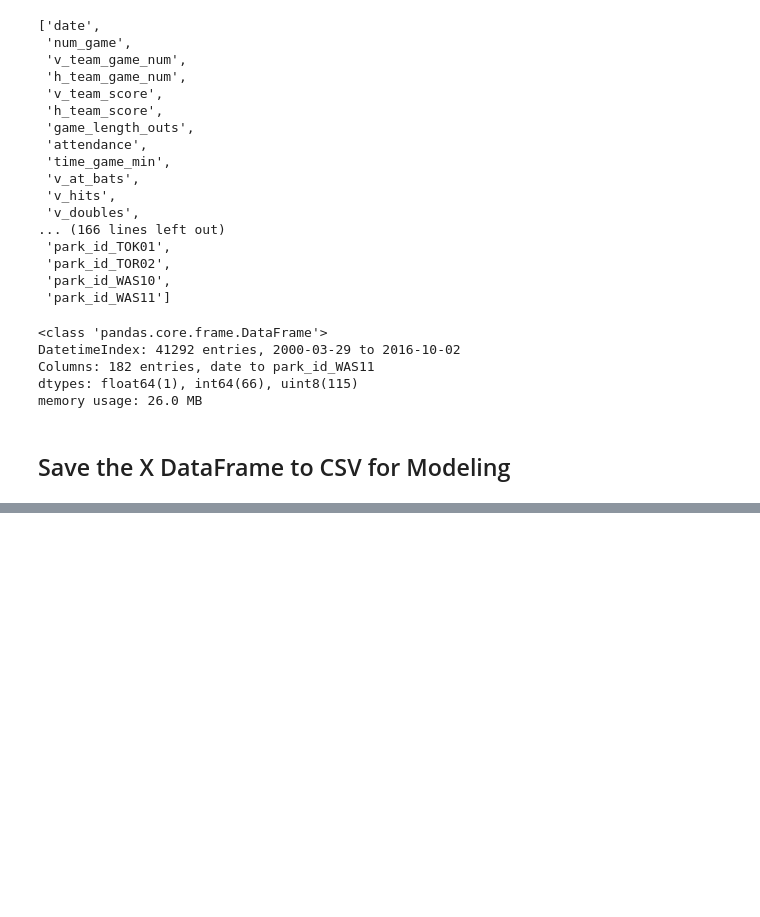
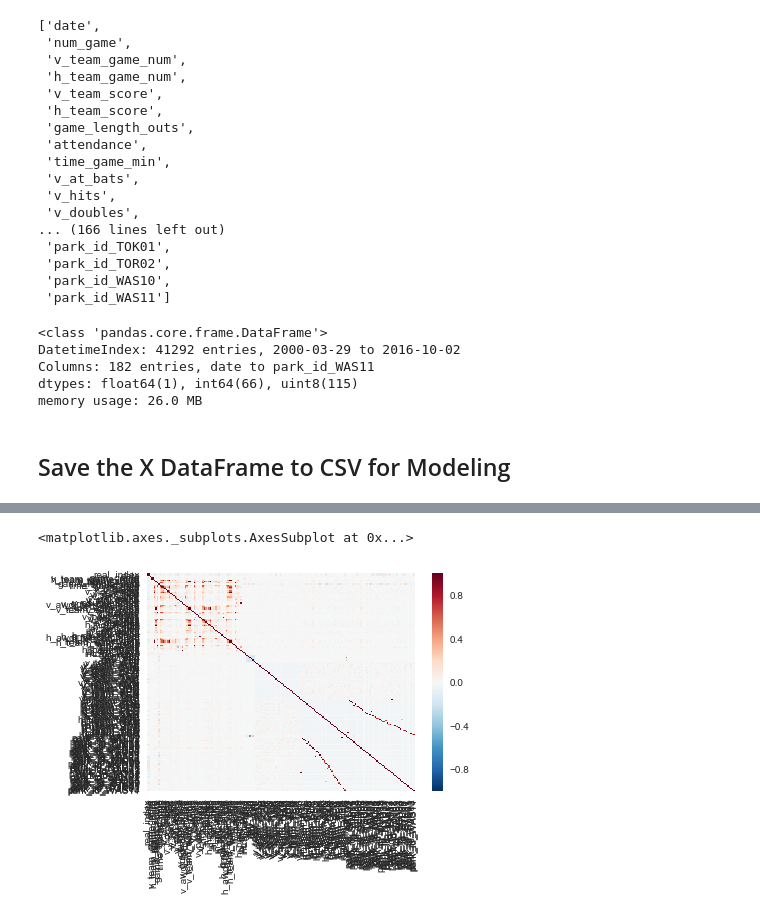
Before and after one commit to robotallie/mlb-disabled-list, a Jupyter notebook: datasets/gamelog-injury-merge.ipynb, the cells around one changed output, grey strips where cells are left out. Saved outputs shown, nothing was run; the diff lists cells and outputs as text; code cells hidden in the pictures; blank space fills up the shorter version.

```diff
--- a/datasets/gamelog-injury-merge.ipynb
+++ b/datasets/gamelog-injury-merge.ipynb
@@ -267,0 +280,3 @@ games_X.to_csv('games_features_for_model.csv')
+# %%
+# When you don't want to re-run all the File I/O again but want to do EDA:
+games_w_dummies = pd.read_csv("games_w_inj_dums.csv")
@@ -267,0 +293,2 @@ games_X.to_csv('games_features_for_model.csv')
+# %%
+games_w_dummies['dt_date'] = pd.to_datetime(games_w_dummies['dt_date'])
@@ -267,0 +309,2 @@ games_X.to_csv('games_features_for_model.csv')
+# %%
+search_games_df = games_w_dummies.set_index('dt_date')
@@ -267,0 +373,5 @@ games_X.to_csv('games_features_for_model.csv')
+# %%
+sns.heatmap(games_w_dummies.corr())
+# %% [output]
+<matplotlib.axes._subplots.AxesSubplot at 0x...>
+[figure, added]
```
Also changed, not shown: parts of 19 cells of this notebook.
